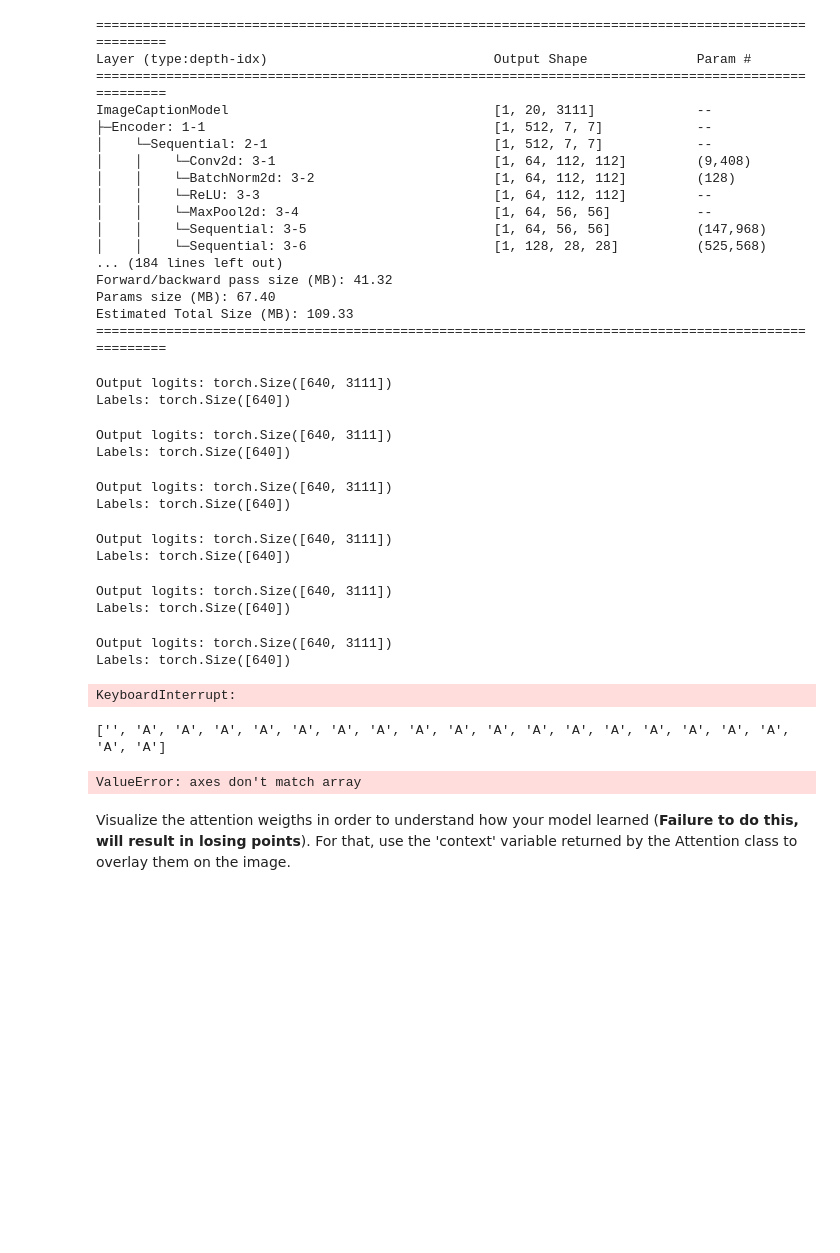
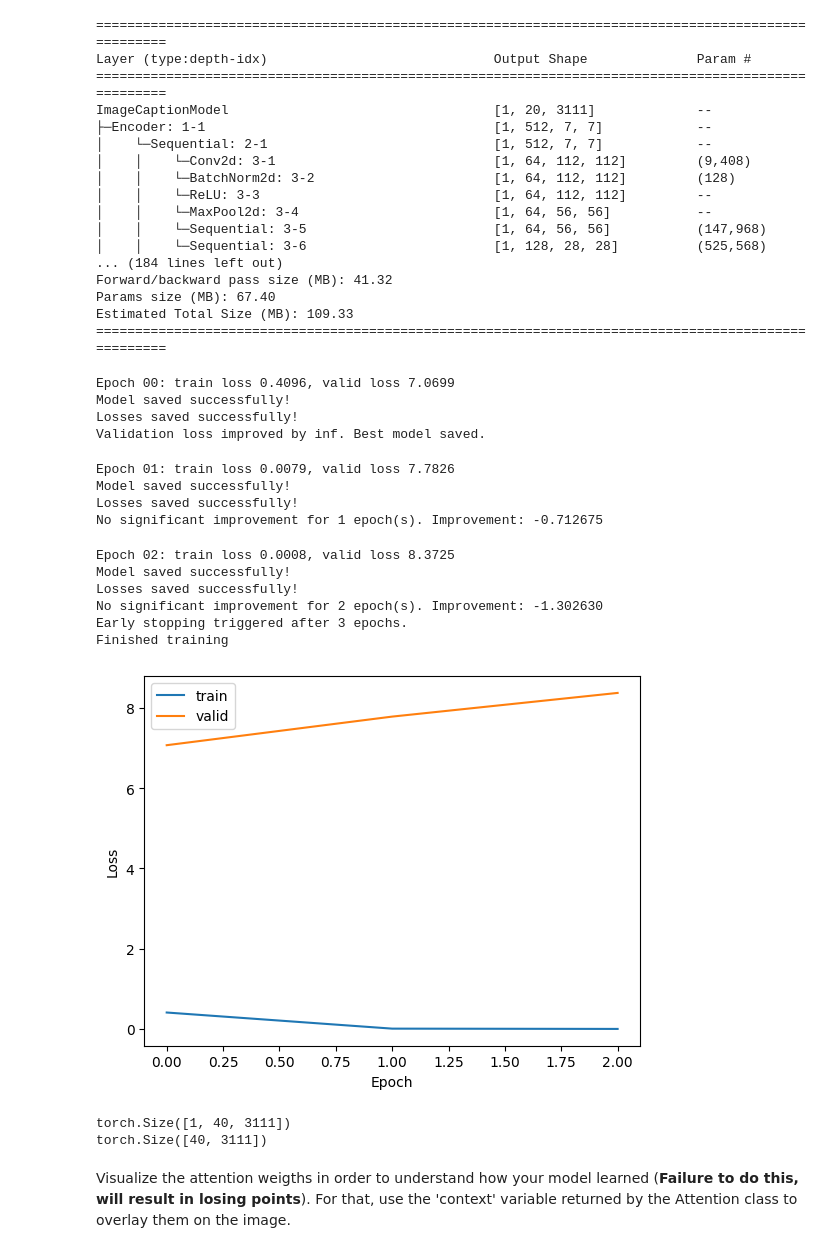
Before and after one commit to tmskss/dnd-assignment-2-image-captioning, a Jupyter notebook: DND_Assignment_2_24_25_1.ipynb, the cells around one changed output. Drawn from its saved outputs; the diff is of its cells as text; code cells hidden in the pictures; blank space fills up the shorter version.

Commit message:
feat: Upgraded training loop

```diff
--- a/DND_Assignment_2_24_25_1.ipynb
+++ b/DND_Assignment_2_24_25_1.ipynb
@@ -455,9 +450,8 @@ class ImageCaptionModel(nn.Module):
         features = self.encoder(images)
         predictions = self.decoder.inference(features, max_len)
 
-        predictions = predictions.argmax(-1)
 
-        return dataset.tokenizer.decode(predictions)
+        return predictions
 # %%
 # Testing inference with the model
 
@@ -562,8 +549,8 @@ def train_model(model: ImageCaptionModel, train_loader: DataLoader, val_loader:
 
                 features = model.encoder(inputs)
                 output_logits = model.decoder.inference(features, max_len=labels.size(1))
+                output_logits = output_logits.reshape(-1, output_logits.size(-1))  # (batch_size * seq_len, vocab_size)
 
-                output_logits = output_logits.view(-1, output_logits.size(-1))  # (batch_size * seq_len, vocab_size)
                 labels = labels.view(-1)  # (batch_size * seq_len)
 
                 loss = loss_fn(output_logits, labels)
@@ -660,31 +647,33 @@ Estimated Total Size (MB): 109.33
 # %%
 # checkpoint = torch.load('image_captioning.pth')
 # model.load_state_dict(checkpoint['state_dict'])
 
 learning_rate = 0.001
-epochs = 5
+epochs = 4
 threshold = 1e-3
 patience = 2
 
 loss_fn = nn.CrossEntropyLoss(ignore_index=dataset.tokenizer.pad_token_id)  # Ignore padding tokens
 optimizer = Adam(model.parameters(), lr=learning_rate)
 
 train_losses, val_losses = train_model(model, train_loader, val_loader, optimizer, loss_fn, num_epochs=epochs, device='mps', threshold=threshold, patience=patience)
 plot_losses(train_losses, val_losses)
 # %% [output]
-Output logits: torch.Size([640, 3111])
-Labels: torch.Size([640])
+Epoch 00: train loss 0.4096, valid loss 7.0699
+Model saved successfully!
+Losses saved successfully!
+Validation loss improved by inf. Best model saved.
-Output logits: torch.Size([640, 3111])
-Labels: torch.Size([640])
+Epoch 01: train loss 0.0079, valid loss 7.7826
+Model saved successfully!
+Losses saved successfully!
+No significant improvement for 1 epoch(s). Improvement: -0.712675
-Output logits: torch.Size([640, 3111])
-Labels: torch.Size([640])
+Epoch 02: train loss 0.0008, valid loss 8.3725
+Model saved successfully!
+Losses saved successfully!
+No significant improvement for 2 epoch(s). Improvement: -1.302630
+Early stopping triggered after 3 epochs.
+Finished training
-Output logits: torch.Size([640, 3111])
-Labels: torch.Size([640])
-Output logits: torch.Size([640, 3111])
-Labels: torch.Size([640])
-Output logits: torch.Size([640, 3111])
-Labels: torch.Size([640])
-KeyboardInterrupt:
+[figure, added]
 # %%
 plot_losses(train_losses, val_losses)
 # %%
@@ -696,12 +685,17 @@ import random
 
 rand_img = random.choice(val_dataset)[0].to('mps')
 rand_img = rand_img.unsqueeze(0)
-out = dataset.tokenizer.decode(model.inference(rand_img, 20).argmax(-1)[0])
-print(out)
-show_image(rand_img.cpu(), out)
+
+features = model.encoder(rand_img)
+output_logits = model.decoder.inference(features, max_len=40)
+
+print(output_logits.shape)
+
+output_logits = output_logits.view(-1, output_logits.size(-1))  # (batch_size * seq_len, vocab_size)
+print(output_logits.shape)
 # %% [output]
-['', 'A', 'A', 'A', 'A', 'A', 'A', 'A', 'A', 'A', 'A', 'A', 'A', 'A', 'A', 'A', 'A', 'A', 'A', 'A']
+torch.Size([1, 40, 3111])
+torch.Size([40, 3111])
-ValueError: axes don't match array
 # %% [markdown]
 Visualize the attention weigths in order to understand how your model learned (**Failure to do this, will result in losing points**).
 For that, use the 'context' variable returned by the Attention class to overlay them on the image.
```
Also changed, not shown: parts of 6 cells of this notebook.
